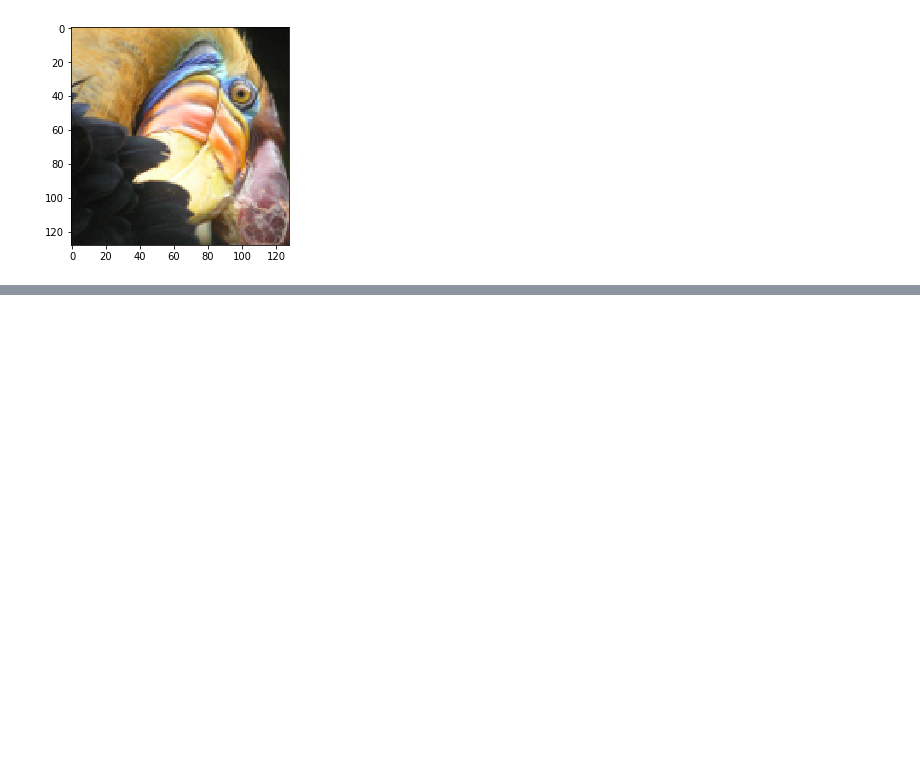
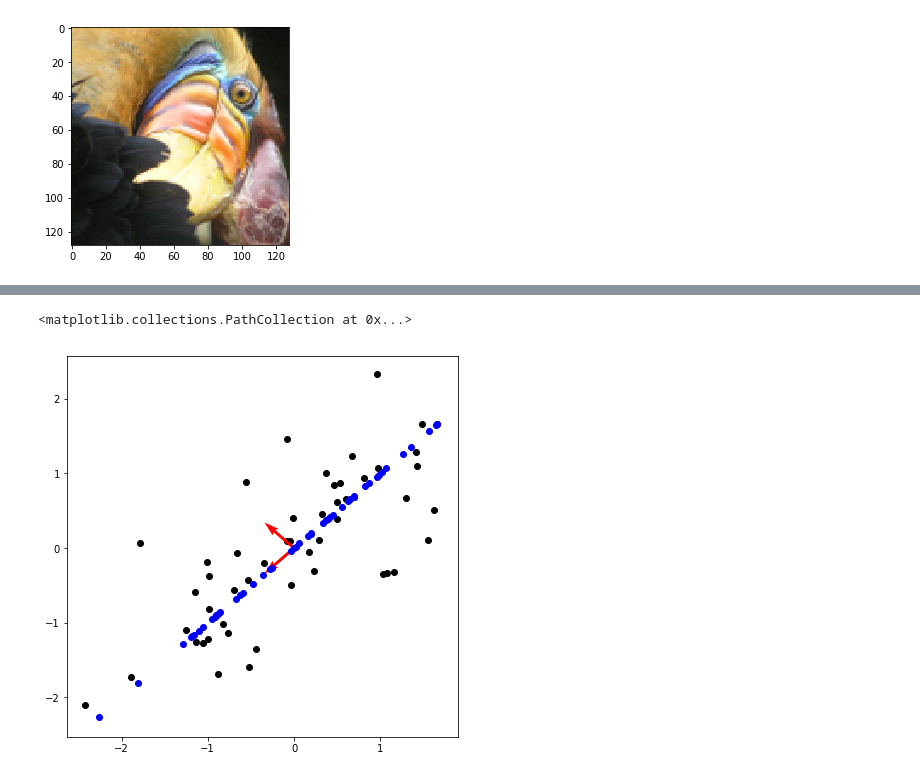
Before and after one commit to davidjbauer/andrew-ng-ML, a Jupyter notebook: ex7.ipynb, the cells around one changed output, grey strips where cells are left out. Cells and saved outputs as stored; diff of their text form; code cells hidden in the pictures; blank space fills up the shorter version.

```diff
--- a/ex7.ipynb
+++ b/ex7.ipynb
@@ -78,0 +104,23 @@ array([[0.47937161, 0.40012178, 0.35904667],
+# %%
+def project_data(x, u, k):
+    u_reduce = u[:, 0:k]
+    x_proj = np.zeros((x.shape[0], k))
+    for i in range(k):
+        x_proj[:, i] = u_reduce[:, i].dot(x.transpose())
+    return x_proj
+# %%
+Xproj = project_data(Xnorm, U, 1)
+# %%
+def recover_data(x_proj, u):
+    k = x_proj.shape[1]
+    return x_proj.dot(u[:,0:k].transpose())
+# %%
+X_recovered = recover_data(Xproj, U)
+# %%
+plt.figure(figsize=(7,7))
+plt.scatter(Xnorm.transpose()[0], Xnorm.transpose()[1], color='black')
+plt.quiver([0, 0], [0, 0], U.transpose()[0], U.transpose()[1], color = 'red', scale=10, angles='xy')
+plt.scatter(X_recovered.transpose()[0], X_recovered.transpose()[1], color='blue')
+# %% [output]
+<matplotlib.collections.PathCollection at 0x...>
+[figure, added]
```
Also changed, not shown: parts of 25 cells of this notebook, 1 other file.
